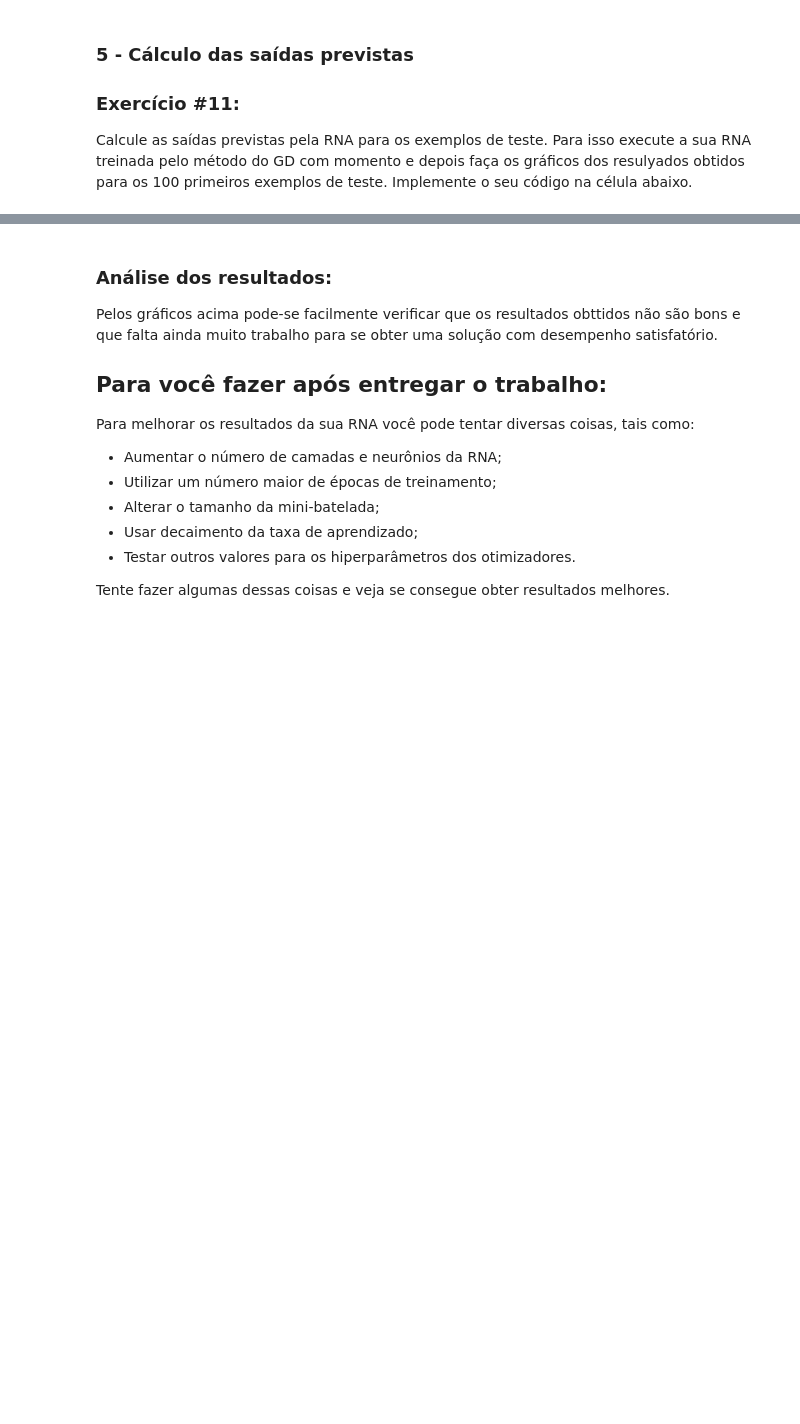
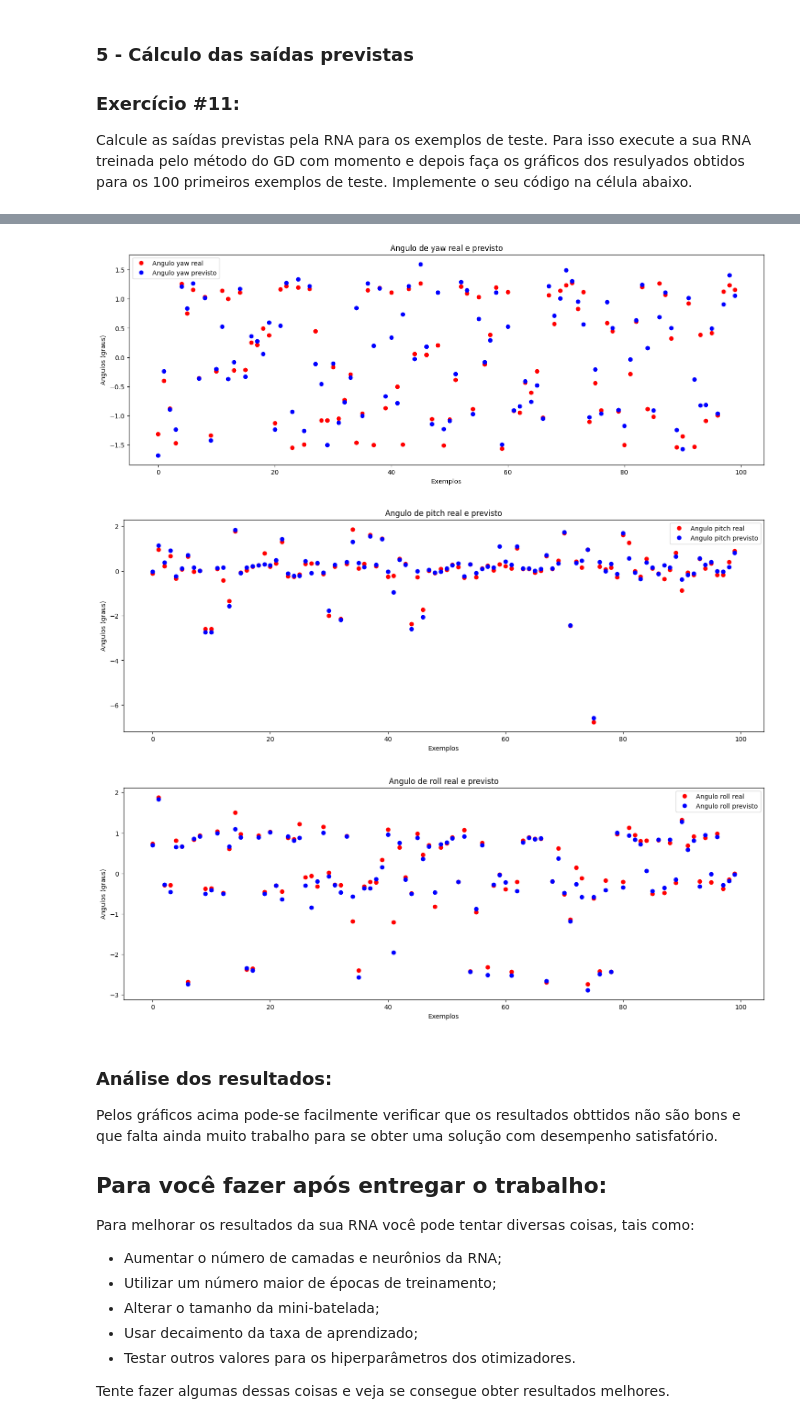
Before and after one commit to wallacecgalvao/Intr_RNA_T3_Ajuste_funcao, a Jupyter notebook: T3_Ajuste_funcao.ipynb, the cells around one changed output, grey strips where cells are left out. Drawn from its saved outputs; the diff is of its cells as text; code cells hidden in the pictures; blank space fills up the shorter version.

```diff
--- a/T3_Ajuste_funcao.ipynb
+++ b/T3_Ajuste_funcao.ipynb
@@ -627,19 +628,35 @@ Agora você vai treinar a sua RNA usando o método de otimização do gradiente
 # PARA VOCÊ FAZER: Configuração, compilação e treinamento da RNA usando o método do gradiente descendente com momento
 
 # Configuração da RNA
-#del rnaM # se for repetir o treinamente retire o comentário desse comando e delete a RNA anterior, senão o treinamento começa de onde parou#### COMECE AQUI ### (≈ 2 linhas)
+del rnaM # se for repetir o treinamente retire o comentário desse comando e delete a RNA anterior, senão o treinamento começa de onde parou#### COMECE AQUI ### (≈ 2 linhas)
 ### COMECE AQUI ### (≈ 1 linha)
-#rnaM
+rnaM = build_model(data_shape, n1, n2, n3, n4, n5)
 ### TERMINE AQUI ###
 
 # Configuração do tomizador
 ### COMECE AQUI ### (≈ 2 linhas)
-#
+momentum_optimizer = optimizers.SGD(
+    learning_rate=0.01,  # Taxa de aprendizagem
+    momentum=0.9,        # Constante beta1
+    decay=1e-03          # Decaimento da taxa de aprendizagem
+)
+# Compilação da nova RNA com o otimizador de gradiente descendente com momento
+rnaM.compile(
+    optimizer=momentum_optimizer,
+    loss='mse',  # Função de perda: Mean Square Error (mse)
+    metrics=['mae']  # Métrica: Mean Absolute Error (mae)
+)
 ### TERMINE AQUI ###
 
 # Treinamento da RNA
 ### COMECE AQUI ### (≈ 1 linha)
-#historyM
+historyM = rnaM.fit(
+    x_train_norm, y_train_norm,  # Dados de entrada e saída normalizados
+    epochs=100,  # Número de épocas
+    batch_size=128,  # Tamanho do batch
+    validation_data=(x_val_norm, y_val_norm),  # Dados de validação
+    verbose=0  # Sem saída de texto durante o treinamento
+)
 ### TERMINE AQUI ###
 # %% [markdown]
 
@@ -966,7 +1045,8 @@ Calcule as saídas previstas pela RNA para os exemplos de teste. Para isso execu
 
 # Usando método predict calcule as classes previstas
 ### COMECE AQUI ### (≈ 2 linhas)
-#y_prev =
+# Cálculo das saídas previstas usando a RNA treinada
+y_prev = rnaM.predict(x_test_norm)
 ### TERMINE AQUI ###
 
 # Gráfico dos ângulos de yaw reais e previstos para os primeiros 100 exemplos
@@ -981,10 +1061,25 @@ plt.show()
 
 # Gráfico dos ângulos de pitch reais e previstos para os primeiros 100 exemplos
 ### COMECE AQUI ### (≈ 8 linhas)
-#
+plt.figure(figsize=(18, 6))
+plt.plot(y_test_norm[:100, 1], 'ro', label='Angulo pitch real')
+plt.plot(y_prev[:100, 1], 'bo', label='Angulo pitch previsto')
+plt.title('Angulo de pitch real e previsto')
+plt.xlabel('Exemplos')
+plt.ylabel('Angulos (graus)')
+plt.legend()
+plt.show()
 ### TERMINE AQUI ###
 
 # Gráfico dos ângulos de roll reais e previstos para os primeiros 100 exemplos
 ### COMECE AQUI ### (≈ 8 linhas)
-#
+plt.figure(figsize=(18, 6))
+plt.plot(y_test_norm[:100, 2], 'ro', label='Angulo roll real')
+plt.plot(y_prev[:100, 2], 'bo', label='Angulo roll previsto')
+plt.title('Angulo de roll real e previsto')
+plt.xlabel('Exemplos')
+plt.ylabel('Angulos (graus)')
+plt.legend()
+plt.show()
 ### TERMINE AQUI ###
+# %% [output]
@@ -991,3 +1087,6 @@ plt.show()
+[figure, added]
+[figure, added]
+[figure, added]
 # %% [markdown]
 ### Análise dos resultados:
 
```
Also changed, not shown: parts of 13 cells of this notebook.
